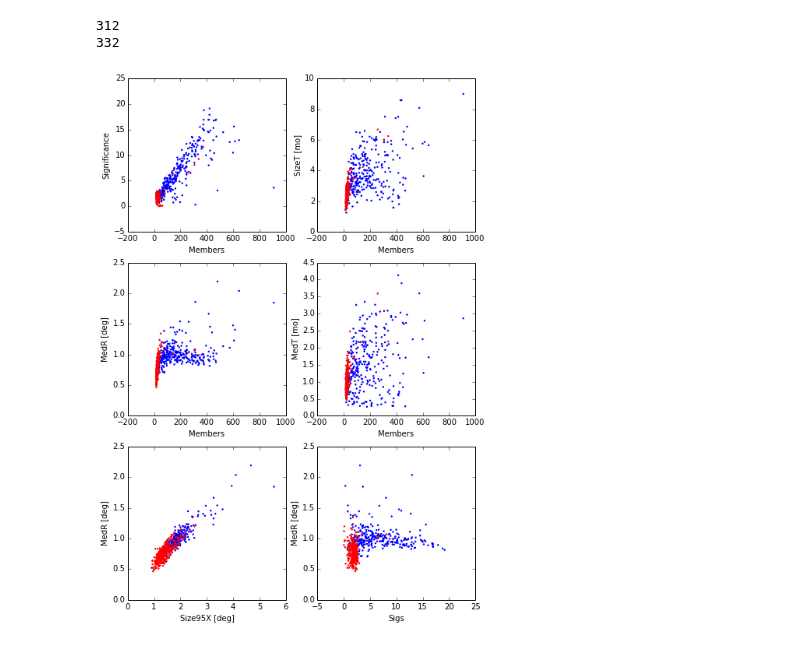
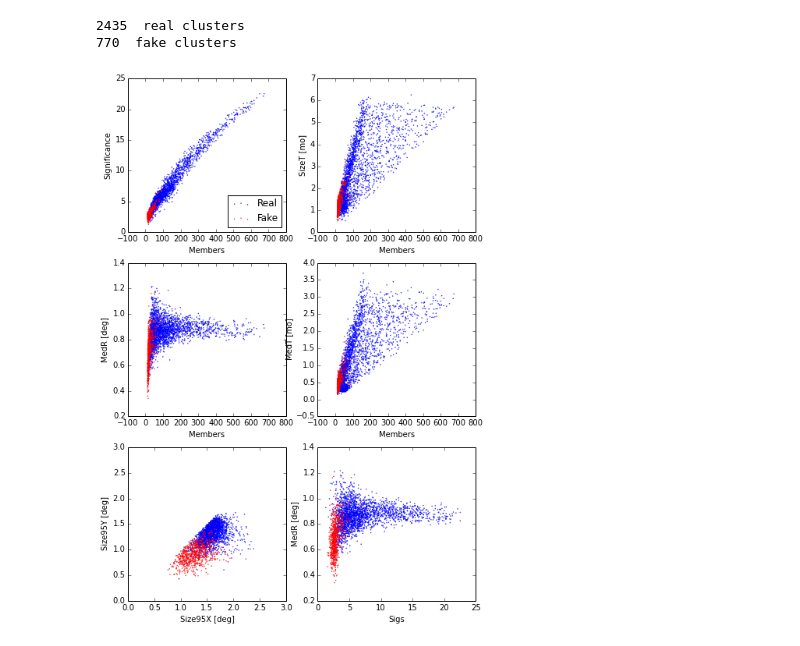
Before and after one commit to erccarls/time_var, a Jupyter notebook: Time_Var_DBSCAN/BDT.ipynb, the cells around one changed output. Saved outputs shown, nothing was run; the diff lists cells and outputs as text; code cells hidden in the pictures.

```diff
--- a/Time_Var_DBSCAN/BDT.ipynb
+++ b/Time_Var_DBSCAN/BDT.ipynb
@@ -100,12 +133,10 @@ plt.savefig('sim_patch.png')
 # %%
 
 import MCSTATS
-a = 2.
-mcSims =((X,Y,T),)
-mcSims2 = ((X2,Y2,T2),)
+a = 1.
 reload(MCSTATS)
 expBG     = dens*np.pi*r_68**2 * (2*a/sizeT) # expected number of events in a cylinder of height 2a
-nMin = expBG + 3*np.sqrt(expBG)
+nMin = expBG + 5*np.sqrt(expBG)
 if nMin<3.: nMin=3 # If the number of events is less than three, DBSCAN won't work very well....
 
 
@@ -115,6 +146,3 @@ if nMin<3.: nMin=3 # If the number of events is less than three, DBSCAN won't wo
 #    scan = MCSTATS.DBSCAN_Compute_Clusters(mcSims, eps=r_68, timeScale=a, min_samples=nMin, numProcs=numProcs,sigMethod='isotropic',inner=1.25, outer=2.0,plot=False,BGDensity=dens,TotalTime = sizeT)
 
 %time scan = MCSTATS.DBSCAN_Compute_Clusters(mcSims, eps=r_68, timeScale=a, min_samples=nMin, numProcs=numProcs,sigMethod='isotropic',inner=1.25, outer=2.0,plot=False,BGDensity=dens,TotalTime = sizeT)
-scan2 = MCSTATS.DBSCAN_Compute_Clusters(mcSims2, eps=r_68, timeScale=a, min_samples=nMin, numProcs=numProcs,sigMethod='isotropic',inner=1.25, outer=2.0,plot=False,BGDensity=dens,TotalTime = sizeT)
-scan = scan[0]
-scan2 = scan2[0]
@@ -236,25 +263,30 @@ Mean Classification Accuracy: 0.88198757764
 # %%
-pred = clf.predict(X_train)
+pred = clf.predict(np.transpose(X_test))
 real  = np.where(pred==1)[0]
-print len(real)
-print len(fake)
+print len(real), ' real clusters'
+print len(fake), ' fake clusters'
 fake = np.where(pred==0)[0]
 
-def PlotCorrelations(real,fake,f1,f2,l1,l2,subplot):
+def PlotCorrelations(real,fake,f1,f2,l1,l2,subplot,equal=False):
     plt.subplot(3,2,subplot)
+    if equal==True:
+        plt.xlim((0,3))
+        plt.ylim((0,3))
     plt.xlabel(l1)
     plt.ylabel(l2)
-    plt.scatter(f1[real],f2[real],s=2,color='b')
-    plt.scatter(f1[fake],f2[fake],s=2, color='r')
+    plt.scatter(f1[real],f2[real],s=.2,color='b',label='Real')
+    plt.scatter(f1[fake],f2[fake],s=.2, color='r',label='Fake')
 
 plt.figure(0,figsize=(8,12))
-PlotCorrelations(real,fake,scan2.Members,scan2.Sigs,'Members','Significance',1)
-PlotCorrelations(real,fake,scan2.Members,scan2.Size95T,'Members','SizeT [mo]',2)
-PlotCorrelations(real,fake,scan2.Members,scan2.MedR,'Members','MedR [deg]',3)
-PlotCorrelations(real,fake,scan2.Members,scan2.MedT,'Members','MedT [mo]',4)
-PlotCorrelations(real,fake,scan2.Size95X,scan2.MedR,'Size95X [deg]','MedR [deg]',5)
-PlotCorrelations(real,fake,scan2.Sigs,scan2.MedR,'Sigs','MedR [deg]',6)
+PlotCorrelations(real,fake,X_test[5],X_test[6],'Members','Significance',1)
+plt.legend(loc=4)
+PlotCorrelations(real,fake,X_test[5],X_test[2],'Members','SizeT [mo]',2)
+PlotCorrelations(real,fake,X_test[5],X_test[3],'Members','MedR [deg]',3)
+PlotCorrelations(real,fake,X_test[5],X_test[4],'Members','MedT [mo]',4)
+PlotCorrelations(real,fake,X_test[0],X_test[1],'Size95X [deg]','Size95Y [deg]',5,equal=True)
+PlotCorrelations(real,fake,X_test[6],X_test[3],'Sigs','MedR [deg]',6)
+plt.savefig('bdt_scatters.png')
 # %% [output]
-312
-332
+2435  real clusters
+770  fake clusters
-[figure, old version]
+[figure, new version]
```
Also changed, not shown: parts of 7 cells of this notebook, 42 other files.
